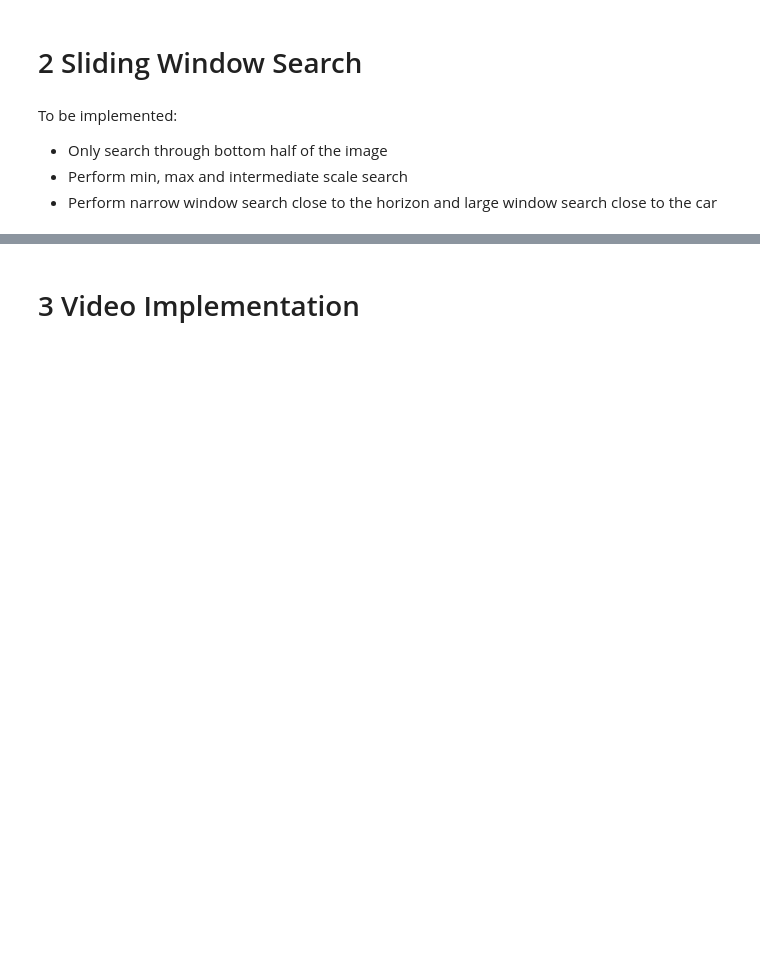
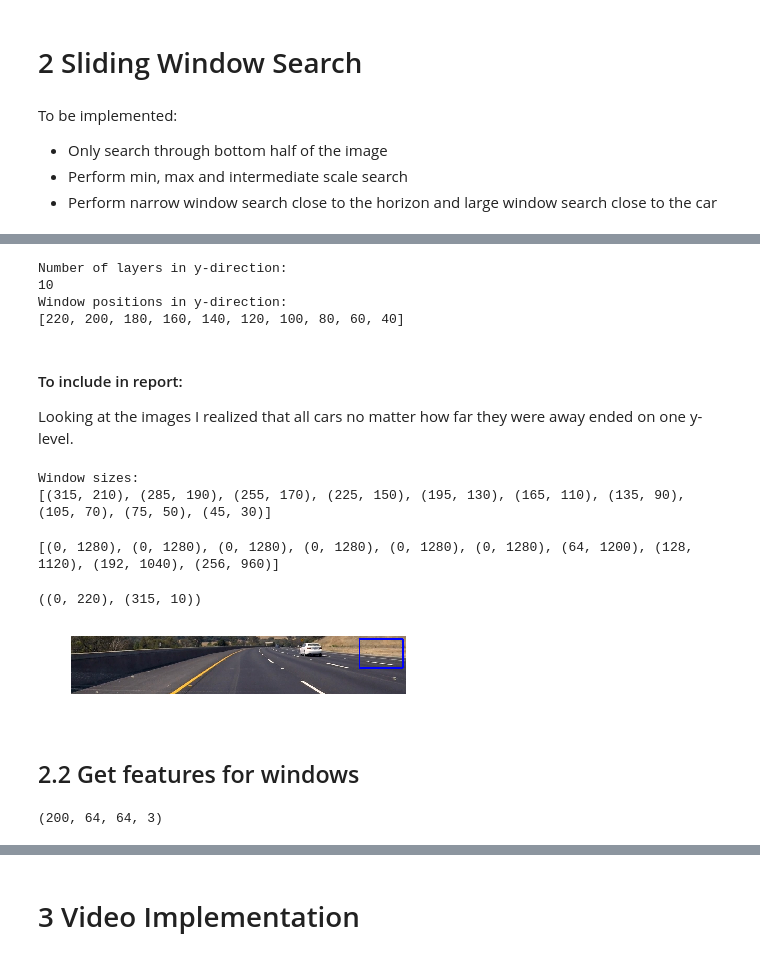
Before and after one commit to Wolfgang90/vehicleTracking, a Jupyter notebook: vehicle_detection_and_tracking.ipynb, the cells around one changed output, grey strips where cells are left out. Cells and saved outputs as stored; diff of their text form; code cells hidden in the pictures; blank space fills up the shorter version.

```diff
--- a/vehicle_detection_and_tracking.ipynb
+++ b/vehicle_detection_and_tracking.ipynb
@@ -391,0 +505,14 @@ To be implemented:
+# %%
+# Test generate_window_pos_y() function and print outputs
+num_window_layers_y, window_positions_y = generate_window_pos_y(y_start, y_stop, y_window_gap)
+print("Number of layers in y-direction:\n{}".format(num_window_layers_y))
+print("Window positions in y-direction:\n{}".format(window_positions_y))
+# %% [output]
+Number of layers in y-direction:
+10
+Window positions in y-direction:
+[220, 200, 180, 160, 140, 120, 100, 80, 60, 40]
+# %% [markdown]
+#### To include in report:
+
+Looking at the images I realized that all cars no matter how far they were away ended on one y-level.
@@ -391,0 +548,7 @@ To be implemented:
+# %%
+# Test generate_window_sizes() function and print outputs
+window_sizes,_,_ = generate_window_sizes(num_window_layers_y,window_positions_y,y_window_h_min)
+print("Window sizes:\n{}".format(window_sizes))
+# %% [output]
+Window sizes:
+[(315, 210), (285, 190), (255, 170), (225, 150), (195, 130), (165, 110), (135, 90), (105, 70), (75, 50), (45, 30)]
@@ -391,0 +583,48 @@ To be implemented:
+# %%
+# Test define_search_area_x()) function and print outputs
+search_area_x = define_search_area_x(input_image_shape_x)
+print(search_area_x)
+# %% [output]
+[(0, 1280), (0, 1280), (0, 1280), (0, 1280), (0, 1280), (0, 1280), (64, 1200), (128, 1120), (192, 1040), (256, 960)]
+# %%
+def def_window_positions(window_positions_y, window_sizes, search_area_x):
+    """
+    Define window positions (x- and y-values)
+    Input:
+    window_positions_y (list): Window positions in y-direction
+    window_sizes (list of tuples): First value in each tuple represents size in x-direction in pixel,
+                                    second value represents size in y-direction in pixel
+    search_area_x (list of tuple): List of tuple for search area in x-direction based on respective y-levels.
+                                    First value = left start of search area,
+                                    Second value = right start of search area
+    Output:
+    window_positions (list of tuple of tuples): Returns a list of tuples with one tuple for each window. Each
+                                                tuple contains two tuples representing the two points required
+                                                to define the window.
+    """
+
+    window_positions = []
+
+    for i,pos_y in enumerate(window_positions_y):
+        x_size_tmp = search_area_x[i][1] - search_area_x[i][0]
+        window_slide = (x_size_tmp-window_sizes[i][0])//(x_num_windows-1)
+        lb_y = pos_y
+        rt_y = pos_y - window_sizes[i][1]
+        for j in range(x_num_windows):
+            lb_x = int(search_area_x[i][0] + j * window_slide)
+            rt_x = int(search_area_x[i][0] + window_sizes[i][0] + j * window_slide)
+            window_positions.append(((lb_x,lb_y),(rt_x,rt_y)))
+    return window_positions
+# %%
+# Test indow_positions() function and print example output
+window_positions = def_window_positions(window_positions_y, window_sizes, search_area_x)
+print(window_positions[0])
+
+plot_and_save_test_imgs(test_imgs[2], y_start, y_stop, rectangle = True,
+                        point_1 = window_positions[119][0], point_2 = window_positions[119][1],
+                        img_save = True, save_path = "test2.png")
+# %% [output]
+((0, 220), (315, 10))
+[figure, added]
+# %% [markdown]
+## 2.2 Get features for windows
@@ -391,0 +644,6 @@ To be implemented:
+# %%
+window_imgs = assemble_and_resize_windows(test_imgs[2], window_positions=window_positions)
+
+print(window_imgs.shape)
+# %% [output]
+(200, 64, 64, 3)
```
Also changed, not shown: parts of 34 cells of this notebook.
